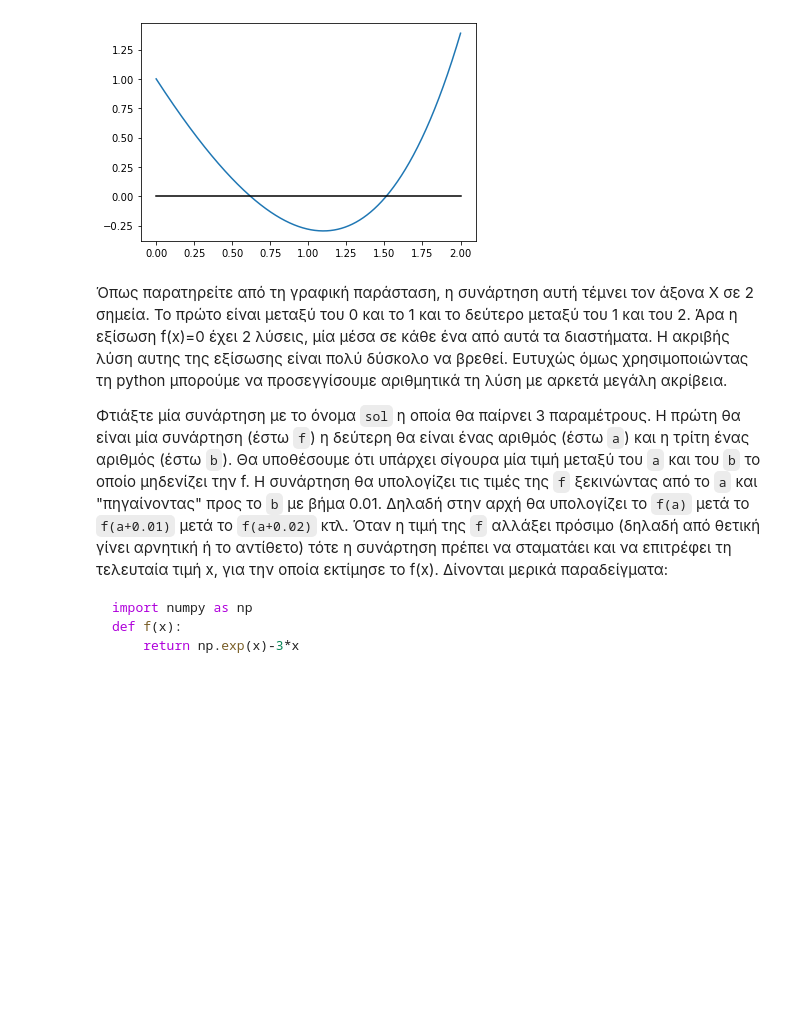
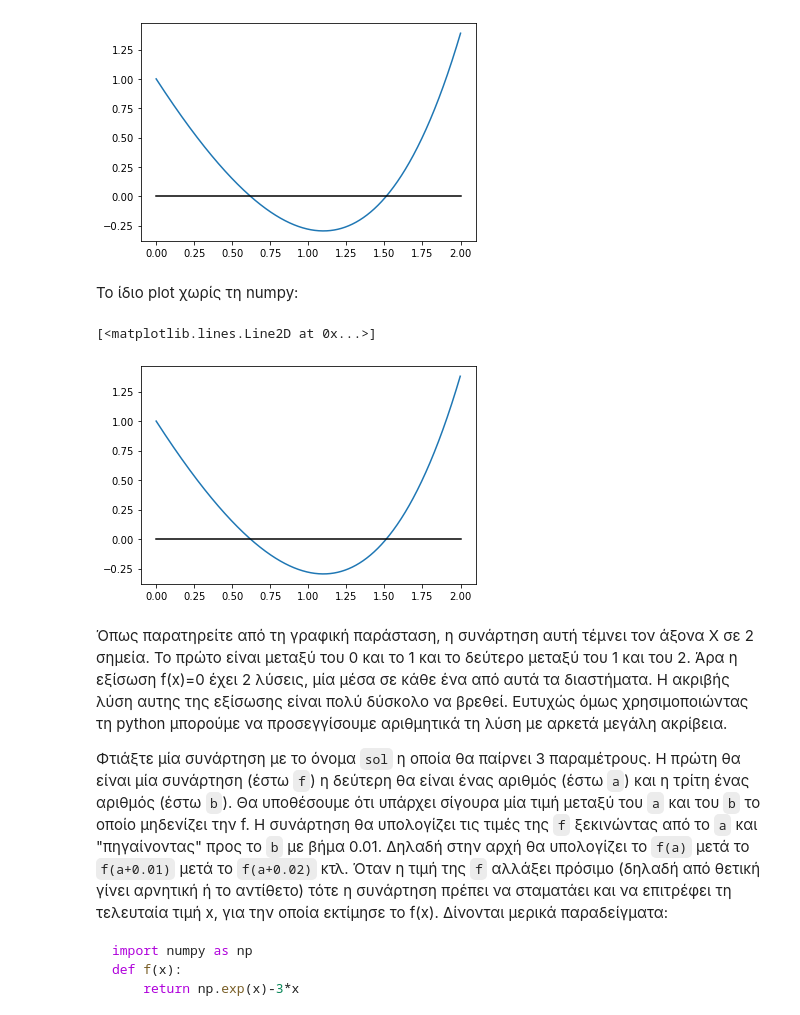
Before and after one commit to kantale/biol-494, a Jupyter notebook: final_2022_may.ipynb, the cells around one changed output. Saved outputs shown, nothing was run; the diff lists cells and outputs as text; code cells hidden in the pictures; blank space fills up the shorter version.

Commit message:
no numpy

```diff
--- a/final_2022_may.ipynb
+++ b/final_2022_may.ipynb
@@ -143,3 +145,7 @@ def f(x):
+# %%
+import math
+def f_no_numpy(x):
+    return math.exp(x)-3*x
 # %% [markdown]
 Ας τη πλοτάρουμε για Χ από 0 μέχρι 2:
 # %%
@@ -153,6 +159,19 @@ ax.plot([0, 2], [0, 0], c='black') # Βάζουμε και τον άξονα Χ
 # %% [output]
 [<matplotlib.lines.Line2D at 0x...>]
 [figure]
+# %% [markdown]
+Το ίδιο plot χωρίς τη numpy:
+# %%
+import matplotlib.pyplot as plt
+
+X =  [2*x/1000 for x in range(1000)] #  np.linspace(0,2,1000)
+Y = [f_no_numpy(x) for x in X]
+fig, ax = plt.subplots()
+ax.plot(X, Y)
+ax.plot([0, 2], [0, 0], c='black') # Βάζουμε και τον άξονα Χ σε μαύρο
+# %% [output]
+[<matplotlib.lines.Line2D at 0x...>]
+[figure, added]
 # %% [markdown]
 
 Όπως παρατηρείτε από τη γραφική παράσταση, η συνάρτηση αυτή τέμνει τον άξονα Χ σε 2 σημεία. Το πρώτο είναι μεταξύ του 0 και το 1 και το δεύτερο μεταξύ του 1 και του 2. Άρα η εξίσωση f(x)=0 έχει 2 λύσεις, μία μέσα σε κάθε ένα από αυτά τα διαστήματα. Η ακριβής λύση αυτης της εξίσωσης είναι πολύ δύσκολο να βρεθεί. Ευτυχώς όμως χρησιμοποιώντας τη python μπορούμε να προσεγγίσουμε αριθμητικά τη λύση με αρκετά μεγάλη ακρίβεια.
```
Also changed, not shown: parts of 1 cell of this notebook.
